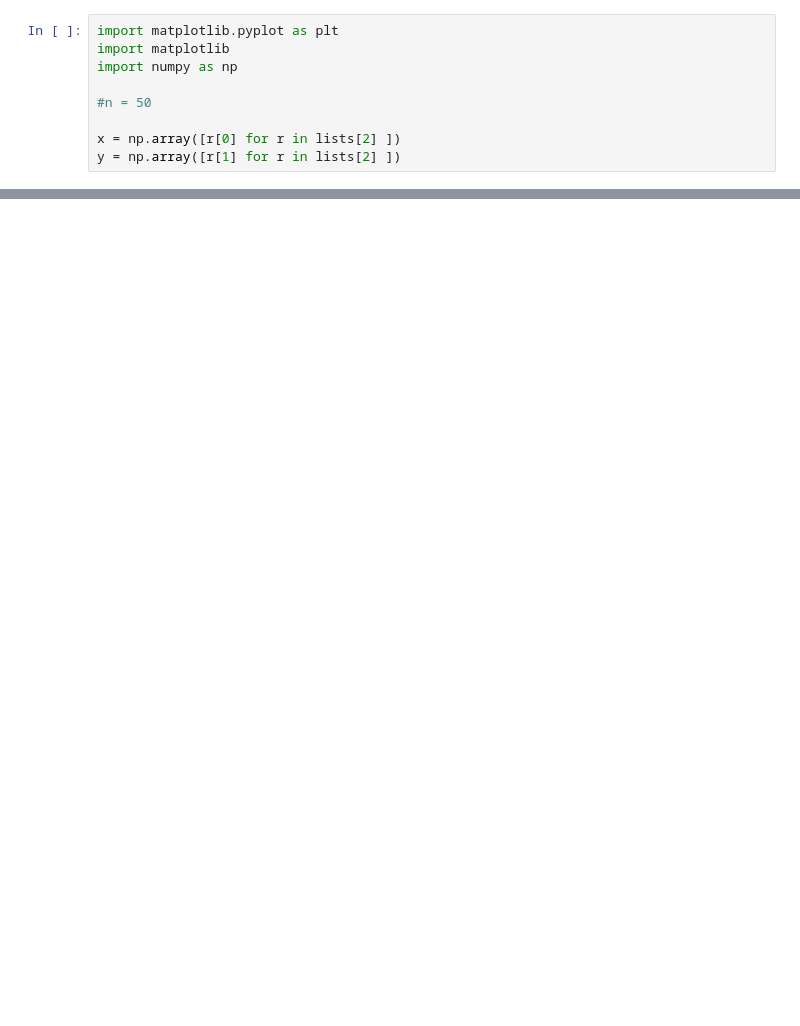
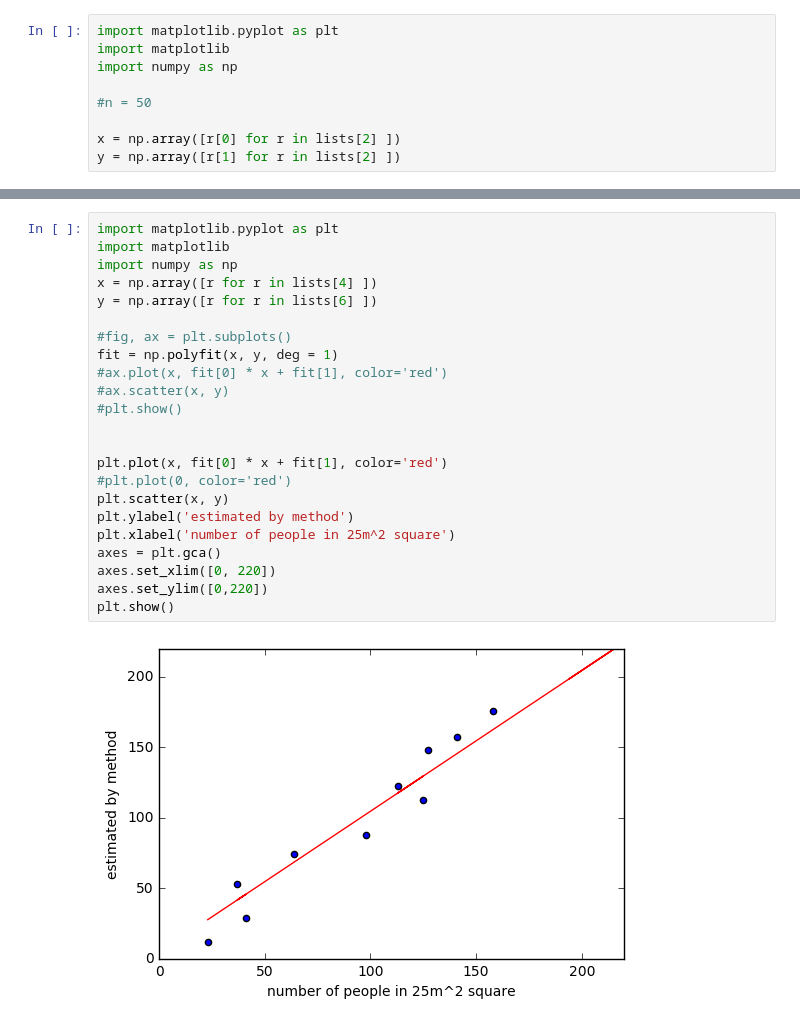
Before and after one commit to ArenA-Crowds/Crowds, a Jupyter notebook: Simulations.ipynb, the cells around one changed output, grey strips where cells are left out. Cells and saved outputs as stored; diff of their text form; blank space fills up the shorter version.

```diff
--- a/Simulations.ipynb
+++ b/Simulations.ipynb
@@ -264,0 +425,25 @@ plt.show()
+# %%
+import matplotlib.pyplot as plt
+import matplotlib
+import numpy as np
+x = np.array([r for r in lists[4] ])
+y = np.array([r for r in lists[6] ])
+
+#fig, ax = plt.subplots()
+fit = np.polyfit(x, y, deg = 1)
+#ax.plot(x, fit[0] * x + fit[1], color='red')
+#ax.scatter(x, y)
+#plt.show()
+
+
+plt.plot(x, fit[0] * x + fit[1], color='red')
+#plt.plot(0, color='red')
+plt.scatter(x, y)
+plt.ylabel('estimated by method')
+plt.xlabel('number of people in 25m^2 square')
+axes = plt.gca()
+axes.set_xlim([0, 220])
+axes.set_ylim([0,220])
+plt.show()
+# %% [output]
+[figure, added]
```
Also changed, not shown: parts of 45 cells of this notebook.
